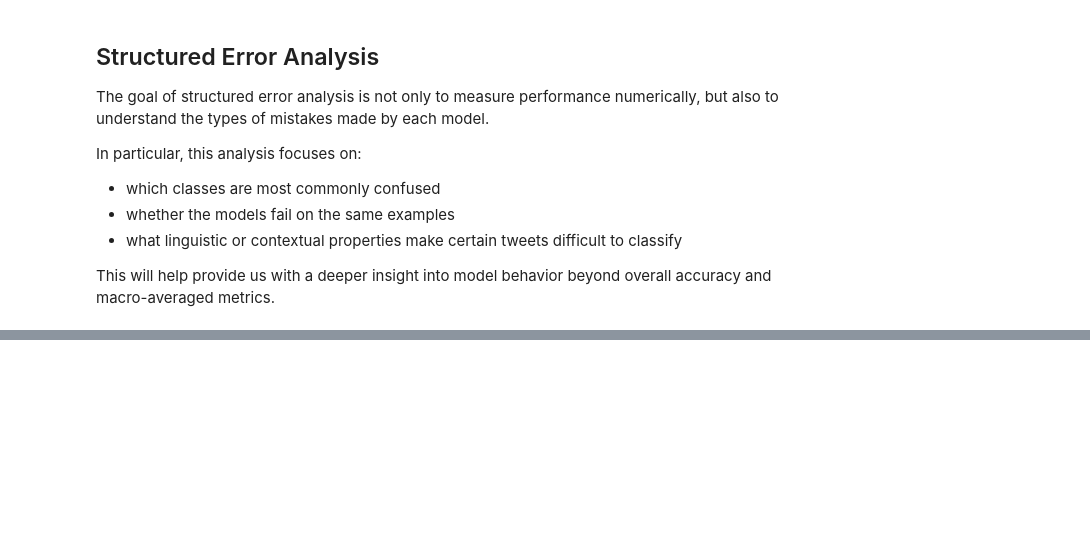
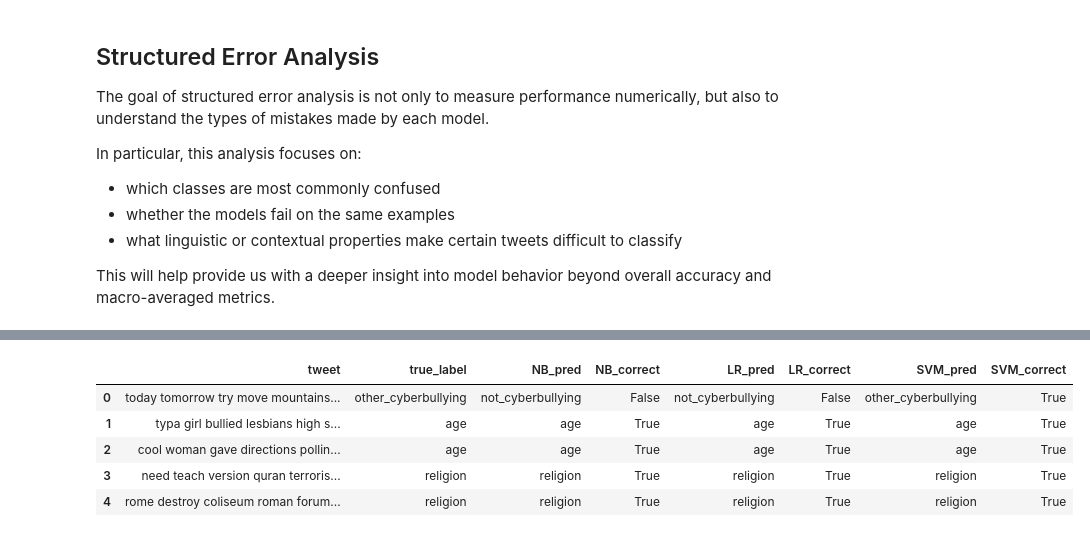
Before and after one commit to donkey-king-kong/CSCI-4907-NLU, a Jupyter notebook: Code/Full Source Code.ipynb, the cells around one changed output, grey strips where cells are left out. Saved outputs shown, nothing was run; the diff lists cells and outputs as text; code cells hidden in the pictures; blank space fills up the shorter version.

Commit message:
add: structured error analysis into full source code file

```diff
--- a/Code/Full Source Code.ipynb
+++ b/Code/Full Source Code.ipynb
@@ -1352,0 +1355,13 @@ This will help provide us with a deeper insight into model behavior beyond overa
+# %%
+models = {
+    "NB": (nb_model, nb_vectorizer),
+    "LR": (lr_model, lr_vectorizer),
+    "SVM": (svm_model, svm_vectorizer)
+}
+
+predictions = {}
+
+for name, (model, vectorizer) in models.items():
+    x_test_vecs = vectorizer.transform(x_test)
+    predictions[name] = model.predict(x_test_vecs)
+    print(f"{name} predictions generated")
@@ -1352,0 +1385,24 @@ This will help provide us with a deeper insight into model behavior beyond overa
+# %%
+import pandas as pd
+
+error_df = pd.DataFrame({
+    "tweet": x_test,
+    "true_label": [class_names[i] for i in y_test]
+})
+
+for model_name, y_pred in predictions.items():
+    preds = []
+    for i in y_pred:
+        preds.append(class_names[i])
+
+    error_df[f"{model_name}_pred"] = preds
+    error_df[f"{model_name}_correct"] = error_df["true_label"] == error_df[f"{model_name}_pred"]
+
+error_df.head()
+# %% [output]
+|  | tweet | true_label | NB_pred | NB_correct | LR_pred | LR_correct | SVM_pred | SVM_correct |
+| 0 | today tomorrow try move mountains... | other_cyberbullying | not_cyberbullying | False | not_cyberbullying | False | other_cyberbullying | True |
+| 1 | typa girl bullied lesbians high s... | age | age | True | age | True | age | True |
+| 2 | cool woman gave directions pollin... | age | age | True | age | True | age | True |
+| 3 | need teach version quran terroris... | religion | religion | True | religion | True | religion | True |
+| 4 | rome destroy coliseum roman forum... | religion | religion | True | religion | True | religion | True |
```
Also changed, not shown: parts of 17 cells of this notebook.
